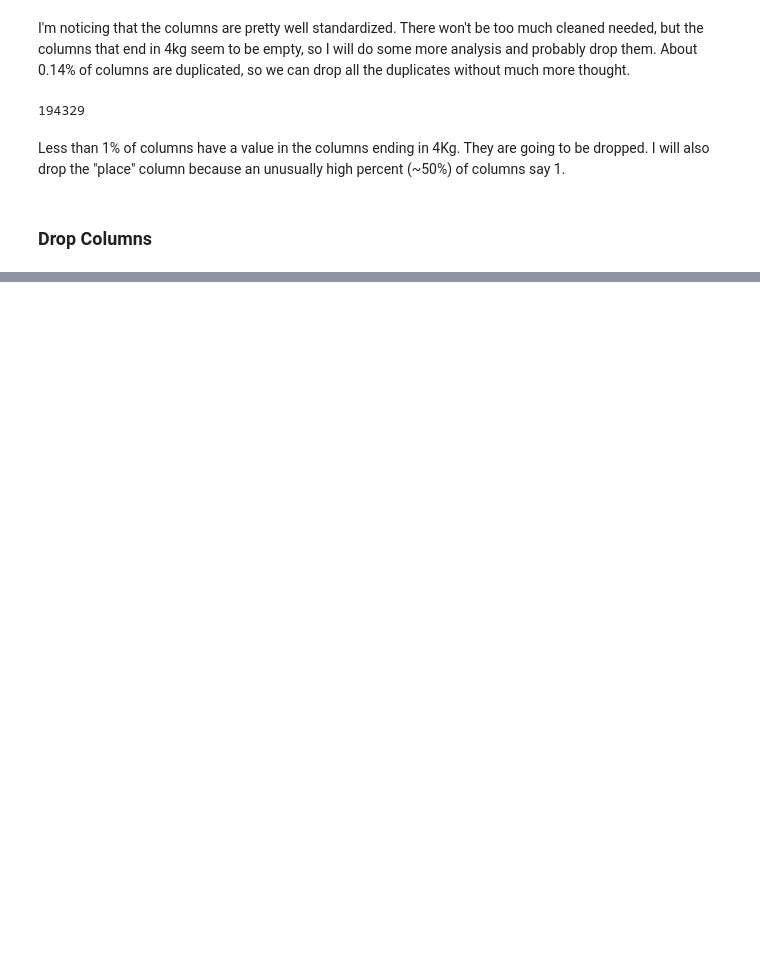
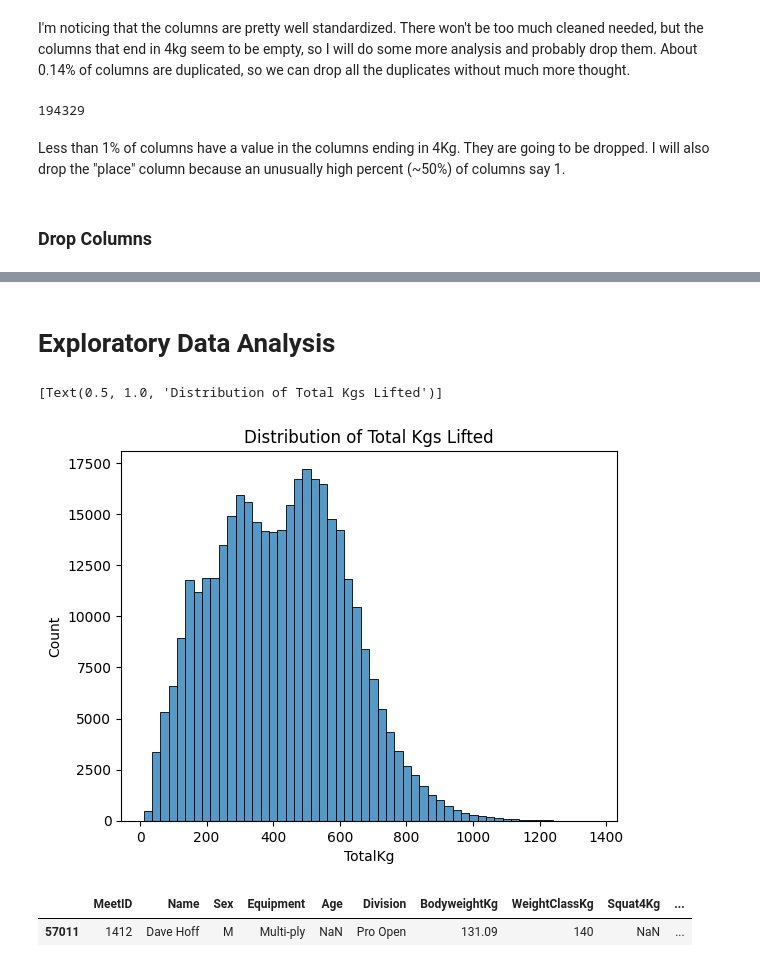
Before and after one commit to nate-bowers/powerlifting-analysis, a Jupyter notebook: dataanalysis.ipynb, the cells around one changed output, grey strips where cells are left out. Cells and saved outputs as stored; diff of their text form; code cells hidden in the pictures; blank space fills up the shorter version.

```diff
--- a/dataanalysis.ipynb
+++ b/dataanalysis.ipynb
@@ -33,3 +37,9 @@ df=df.drop_duplicates()
+# %%
+x = df["Place"] == "DQ"
+disqualifications_sum = x.sum()
+
+dqs = df[ (df['Place'] == "DQ")].index
+df.drop(dqs , inplace=True)
 # %% [markdown]
 I'm noticing that the columns are pretty well standardized. There won't be too much cleaned needed, but the columns that end in 4kg seem to be empty, so I will do some more analysis and probably drop them.
 About 0.14% of columns are duplicated, so we can drop all the duplicates without much more thought.
@@ -47,10 +57,3 @@ Less than 1% of columns have a value in the columns ending in 4Kg. They are goin
 I will also drop the "place" column because an unusually high percent (~50%) of columns say 1.
 # %% [markdown]
 ### Drop Columns
-# %%
-df = df.drop("Bench4kg", axis =1)
-df = df.drop("Squat4Kg", axis =1)
-df = df.drop("Deadlift4Kg", axis =1)
-df = df.drop("Place", axis =1)
-
-df.columns
@@ -58,0 +85,12 @@ KeyError: "['Bench4kg'] not found in axis"
+# %% [markdown]
+# Exploratory Data Analysis
+# %%
+sns.histplot(data=df, x="TotalKg", binwidth=25).set(title="Distribution of Total Kgs Lifted")
+# %% [output]
+[Text(0.5, 1.0, 'Distribution of Total Kgs Lifted')]
+[figure, added]
+# %%
+df.loc[df["TotalKg"] == df["TotalKg"].max()]
+# %% [output]
+|  | MeetID | Name | Sex | Equipment | Age | Division | BodyweightKg | WeightClassKg | Squat4Kg | ... |
+| 57011 | 1412 | Dave Hoff | M | Multi-ply | NaN | Pro Open | 131.09 | 140 | NaN | ... |
```
Also changed, not shown: parts of 8 cells of this notebook.
